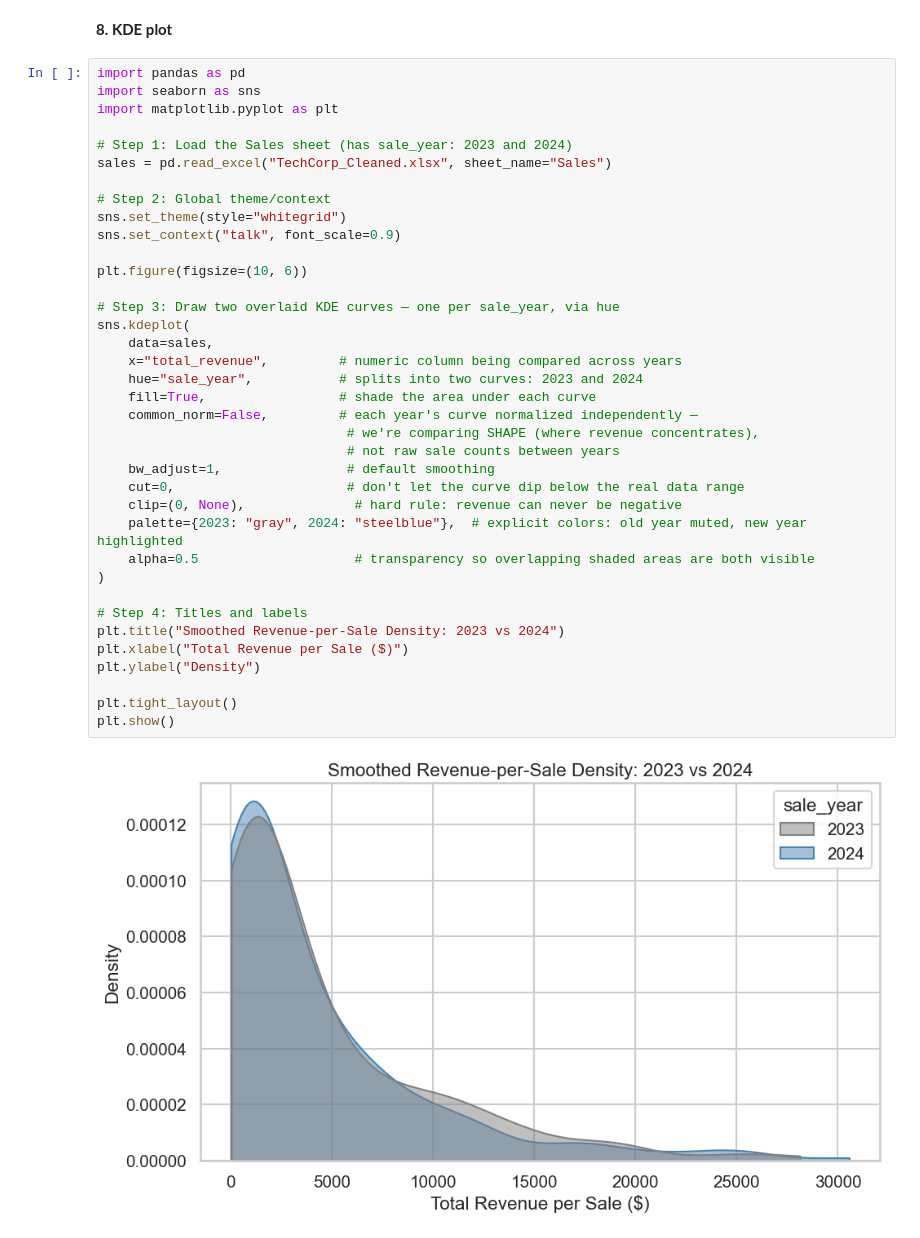
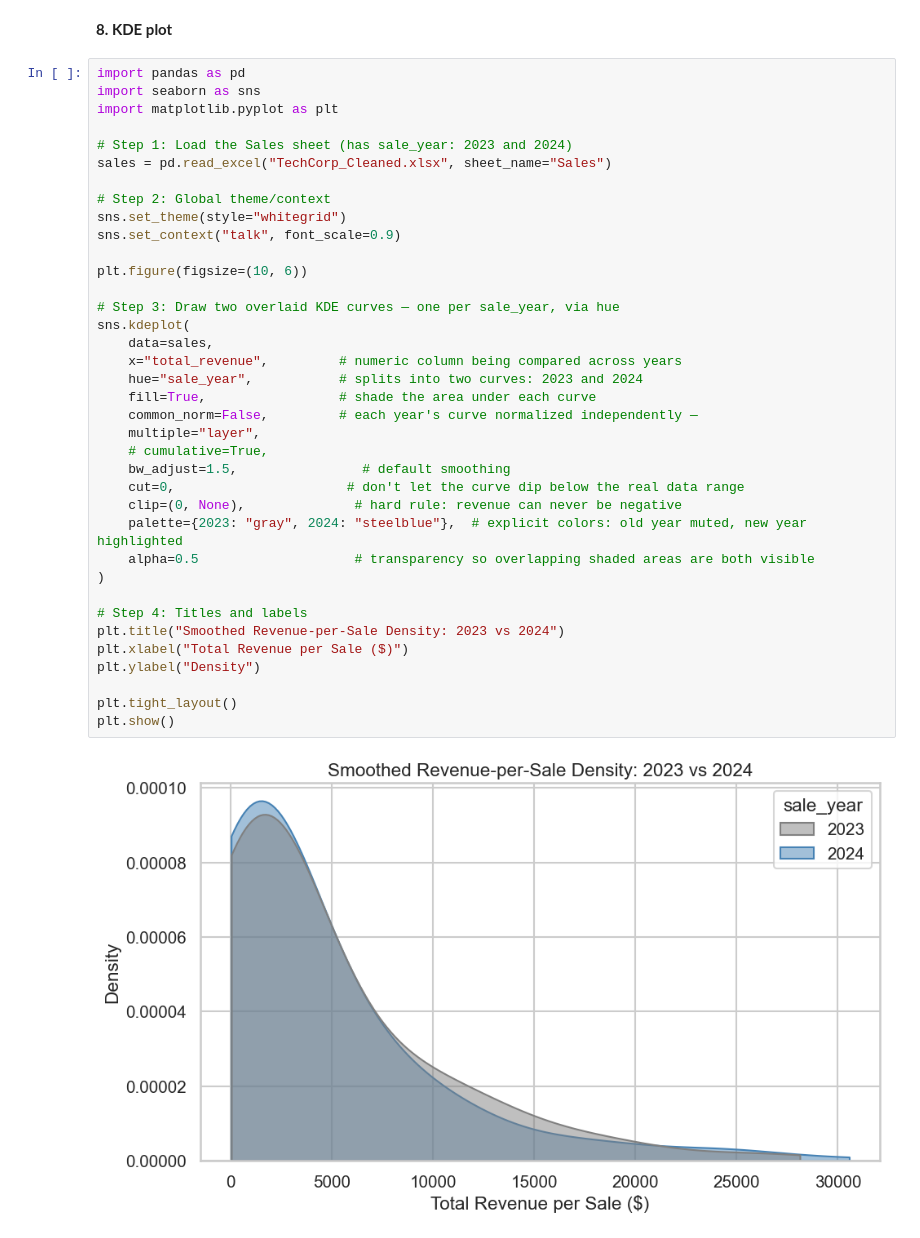
Before and after one commit to FarhanKhan1/DA_project, a Jupyter notebook: seaborn_guidline.ipynb, the cells around one changed output. Drawn from its saved outputs; the diff is of its cells as text.

```diff
--- a/seaborn_guidline.ipynb
+++ b/seaborn_guidline.ipynb
@@ -519,34 +519,34 @@ import matplotlib.pyplot as plt
 # Step 1: Load the Sales sheet (has sale_year: 2023 and 2024)
 sales = pd.read_excel("TechCorp_Cleaned.xlsx", sheet_name="Sales")
 
 # Step 2: Global theme/context
 sns.set_theme(style="whitegrid")
 sns.set_context("talk", font_scale=0.9)
 
 plt.figure(figsize=(10, 6))
 
 # Step 3: Draw two overlaid KDE curves — one per sale_year, via hue
 sns.kdeplot(
     data=sales,
     x="total_revenue",         # numeric column being compared across years
     hue="sale_year",           # splits into two curves: 2023 and 2024
     fill=True,                 # shade the area under each curve
     common_norm=False,         # each year's curve normalized independently —
-                                # we're comparing SHAPE (where revenue concentrates),
-                                # not raw sale counts between years
-    bw_adjust=1,                # default smoothing
+    multiple="layer",
+    # cumulative=True,
+    bw_adjust=1.5,                # default smoothing
     cut=0,                      # don't let the curve dip below the real data range
     clip=(0, None),              # hard rule: revenue can never be negative
     palette={2023: "gray", 2024: "steelblue"},  # explicit colors: old year muted, new year highlighted
     alpha=0.5                    # transparency so overlapping shaded areas are both visible
 )
 
 # Step 4: Titles and labels
 plt.title("Smoothed Revenue-per-Sale Density: 2023 vs 2024")
 plt.xlabel("Total Revenue per Sale ($)")
 plt.ylabel("Density")
 
 plt.tight_layout()
 plt.show()
 # %% [output]
-[figure, old version]
+[figure, new version]
```
Also changed, not shown: parts of 13 cells of this notebook.
